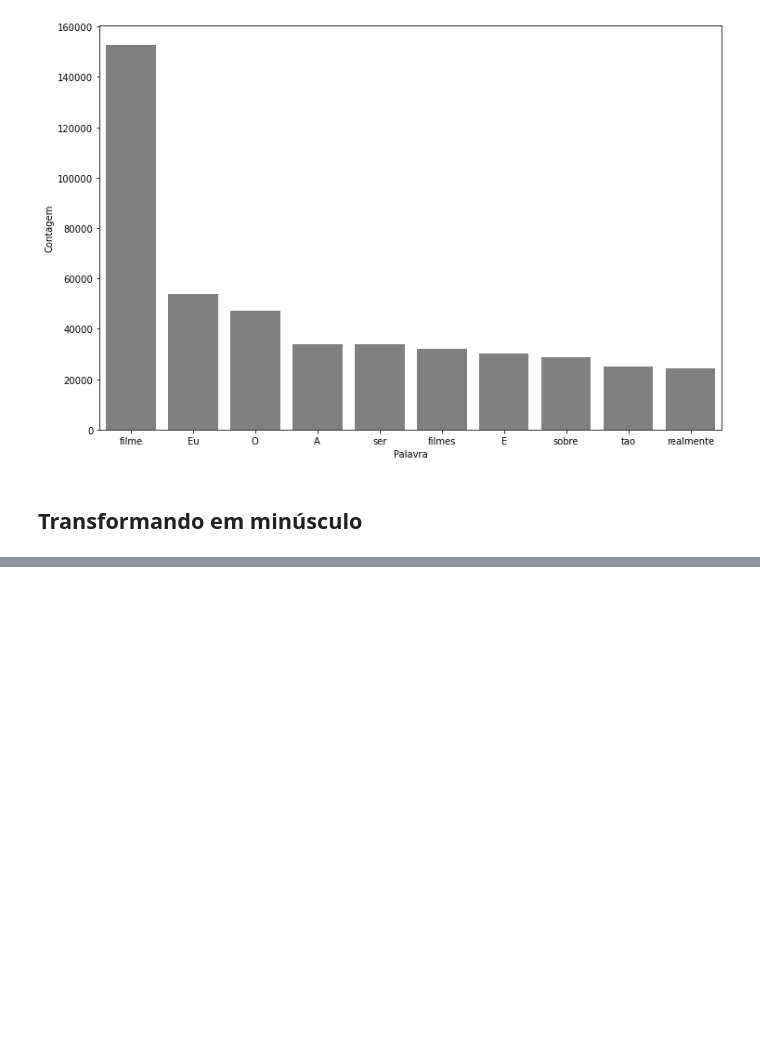
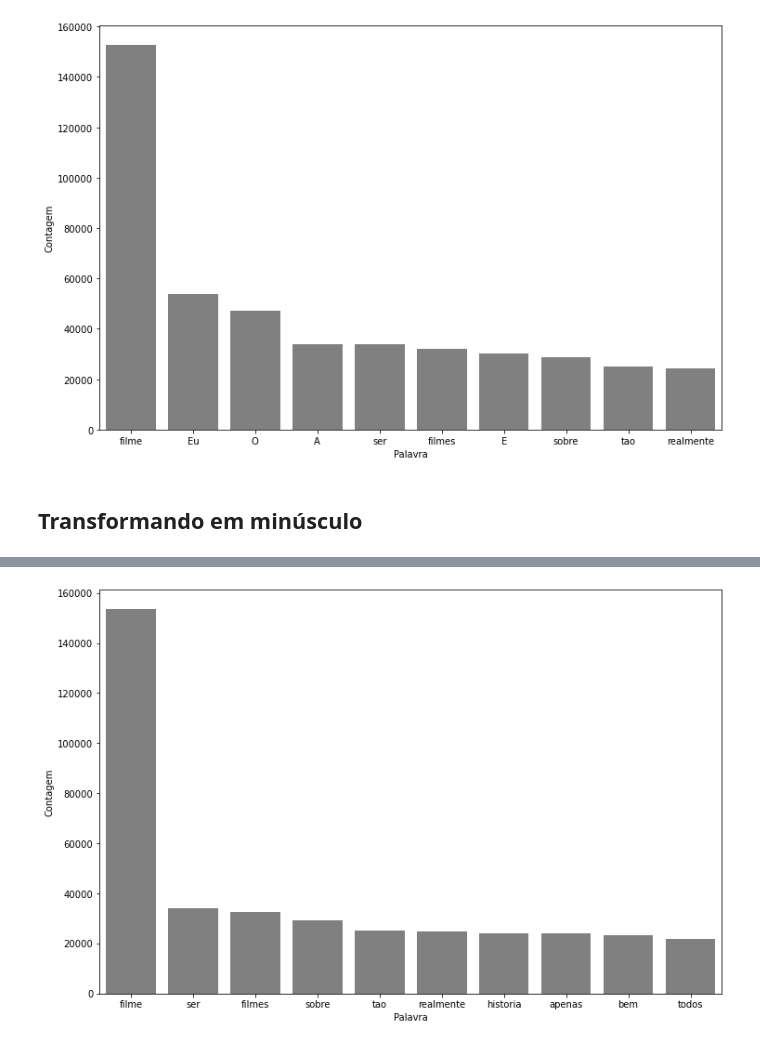
Before and after one commit to MichaelHenriqueJacinto/Linguagem-Natural-P2, a Jupyter notebook: LNP2.ipynb, the cells around one changed output, grey strips where cells are left out. Saved outputs shown, nothing was run; the diff lists cells and outputs as text; code cells hidden in the pictures; blank space fills up the shorter version.

```diff
--- a/LNP2.ipynb
+++ b/LNP2.ipynb
@@ -265,0 +327,4 @@ pareto(resenha, "tratamento_3", 10)
+# %%
+pareto(resenha, "tratamento_4", 10)
+# %% [output]
+[figure, added]
```
Also changed, not shown: parts of 19 cells of this notebook.
